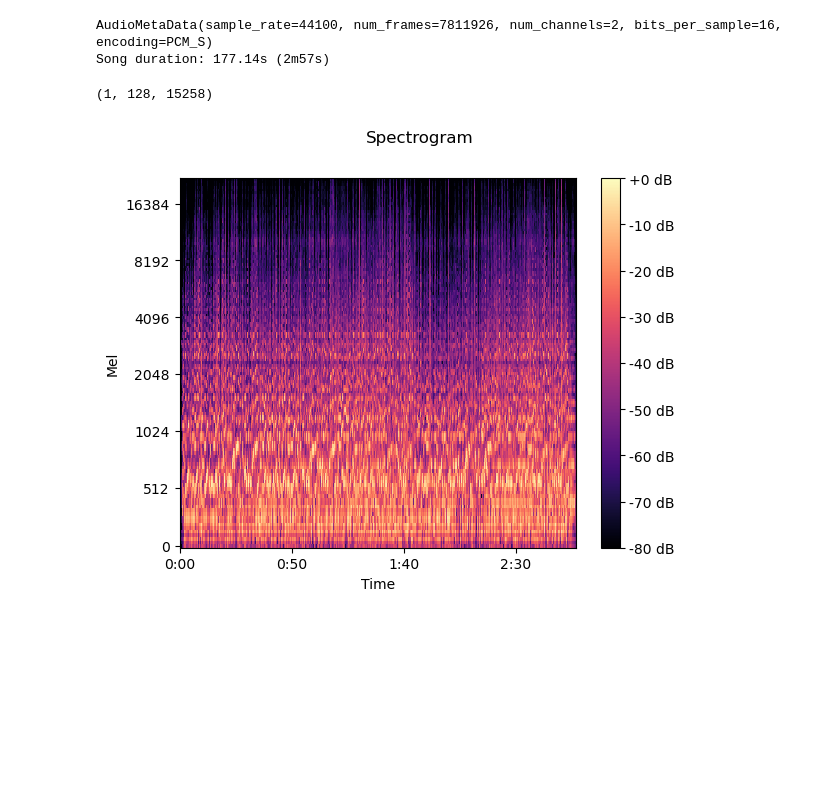
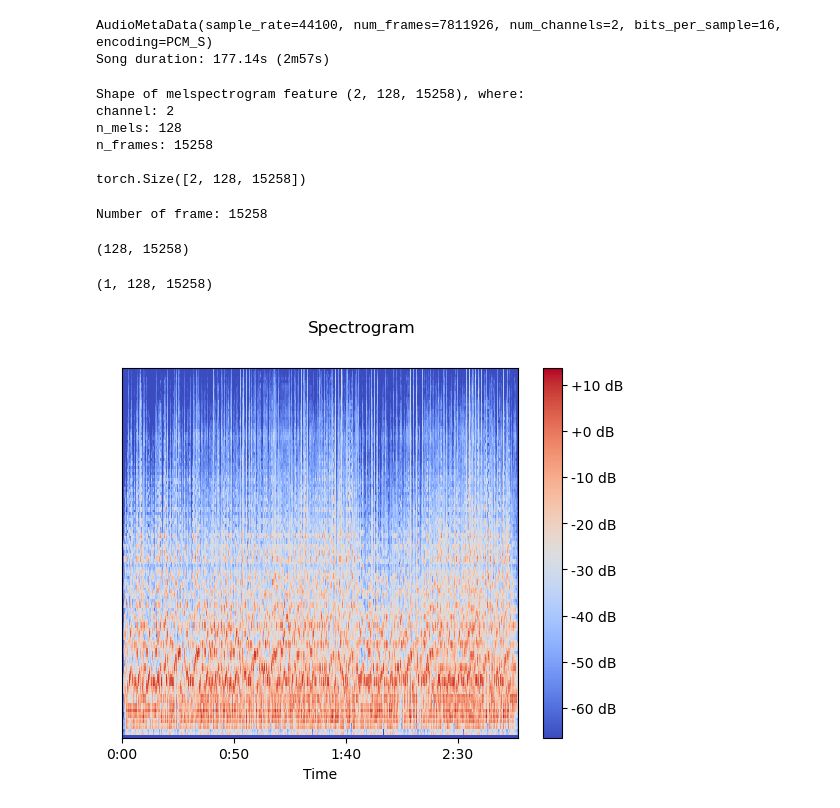
Before and after one commit to jacksonfrye/KLTN-2023, a Jupyter notebook: notebooks/3_feature_extractor.ipynb, the cells around one changed output. Saved outputs shown, nothing was run; the diff lists cells and outputs as text; code cells hidden in the pictures; blank space fills up the shorter version.

```diff
--- a/notebooks/3_feature_extractor.ipynb
+++ b/notebooks/3_feature_extractor.ipynb
@@ -13,15 +12,18 @@ from matplotlib import pyplot as plt
 # %%
-def plot_spectrogram_from_feature(S: np.ndarray, sample_rate:int, convert_to_mel:bool=False, n_mels:int=108, **stft_params):
+def plot_spectrogram_from_feature(S: np.ndarray, sample_rate:int, scale:str='linear', n_mels:int=108, **stft_params):
     if len(S.shape) == 2:
         S = np.expand_dims(S, axis=0)
         print(S.shape)
     # Apply FFT & Calculate the Magnitude Spectrum
-    if convert_to_mel:
+    y_axis=None
+    S_log = S
+    if scale == 'mel':
         S_log = librosa.power_to_db(S, ref=np.max)
         y_axis = 'mel'
-    else:
+    elif scale == 'linear':
         S_log = librosa.amplitude_to_db(np.abs(S), ref=np.max)
         y_axis = 'linear'
+
 
     num_channels, num_mels, num_frames = S.shape
     figure, axes = plt.subplots(nrows=num_channels, ncols=1)
@@ -35,8 +37,8 @@ def plot_spectrogram_from_feature(S: np.ndarray, sample_rate:int, convert_to_mel
         axes[c].label_outer()
         if num_channels > 1:
             axes[c].set_ylabel(f"Channel {c+1}")
-        else:
-            axes[c].set_ylabel(f"Mel")
+        # else:
+        #     axes[c].set_ylabel(f"Mel")
     figure.suptitle("Spectrogram")
     figure.colorbar(im, ax=axes, format="%+2.0f dB")
 
@@ -65,14 +67,15 @@ if dur:
 # convert to mono
 signal_mono = torch.mean(signal, dim=0)
 # %%
-HOP = 512
+hop_length = 512
 n_fft = 1024
-win_length = None
+win_length = n_fft
 n_mels = 128#108-21+1
+sample_rate = 44100
 
 melspectrogram_extractor = T.MelSpectrogram(
-    sample_rate=44100,
-    hop_length=HOP,
+    sample_rate=sample_rate,
+    hop_length=hop_length,
     n_fft=n_fft,
     win_length=win_length,
     pad_mode='constant',
@@ -84,12 +87,12 @@ melspectrogram_extractor = T.MelSpectrogram(
     norm="slaney",
 )
 
-S = melspectrogram_extractor(signal)
+mel_feature_torchaudio = melspectrogram_extractor(signal)
 
-S_librosa = librosa.feature.melspectrogram(
-    y=signal_mono.numpy(),
-    sr=44100,
-    hop_length=HOP,
+mel_feature_librosa = librosa.feature.melspectrogram(
+    y=signal.numpy(),
+    sr=sample_rate,
+    hop_length=hop_length,
     n_fft=n_fft,
     win_length=win_length,
     pad_mode='constant',
@@ -99,11 +102,43 @@ S_librosa = librosa.feature.melspectrogram(
     n_mels=n_mels,
     power=2.0,
     htk=True)
-# %%
-plot_spectrogram_from_feature(S_librosa, sample_rate, convert_to_mel=True)
-# %% [output]
-(1, 128, 15258)
-[figure, removed]
+# %%
+print(
+    f'Shape of melspectrogram feature {mel_feature_librosa.shape}, where:\n'
+    f'channel: {mel_feature_librosa.shape[0]}\n'
+    f'n_mels: {mel_feature_librosa.shape[1]}\n'
+    f'n_frames: {mel_feature_librosa.shape[2]}\n'
+)
+print(mel_feature_torchaudio.shape)
+# %% [output]
+Shape of melspectrogram feature (2, 128, 15258), where:
+channel: 2
+n_mels: 128
+n_frames: 15258
+
+torch.Size([2, 128, 15258])
+# %%
+# How is n_frames calculated?
+# the sample_rate argument in librosa is for plotting the time axis
+n_samples = song_duration * sample_rate
+# is the same to:
+n_channels, n_samples = signal.shape
+
+n_frames = n_samples / n_fft / (hop_length/n_fft)
+n_frames = int(n_frames) + 1 # number of frame
+print(f'Number of frame: {n_frames}')
+# %% [output]
+Number of frame: 15258
+# %%
+mel_spec = extract_melspectrogram_feature(signal_mono.numpy(), n_fft, hop_length, n_mels)
+print(mel_spec.shape)
+# %% [output]
+(128, 15258)
+# %%
+plot_spectrogram_from_feature(mel_spec, sample_rate, scale=None)
+# %% [output]
+(1, 128, 15258)
+[figure, added]
 # %%
 import os
 import pandas as pd
```
Also changed, not shown: parts of 3 cells of this notebook, 3 other files.
